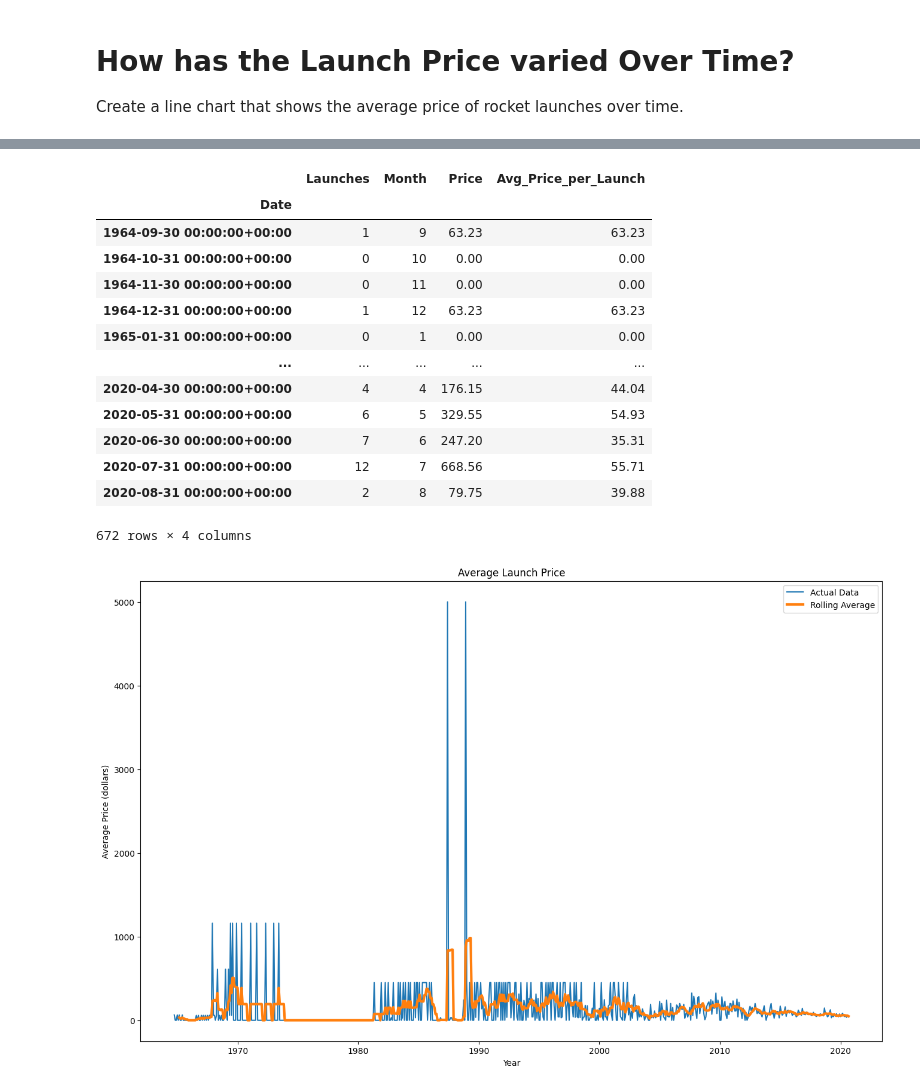
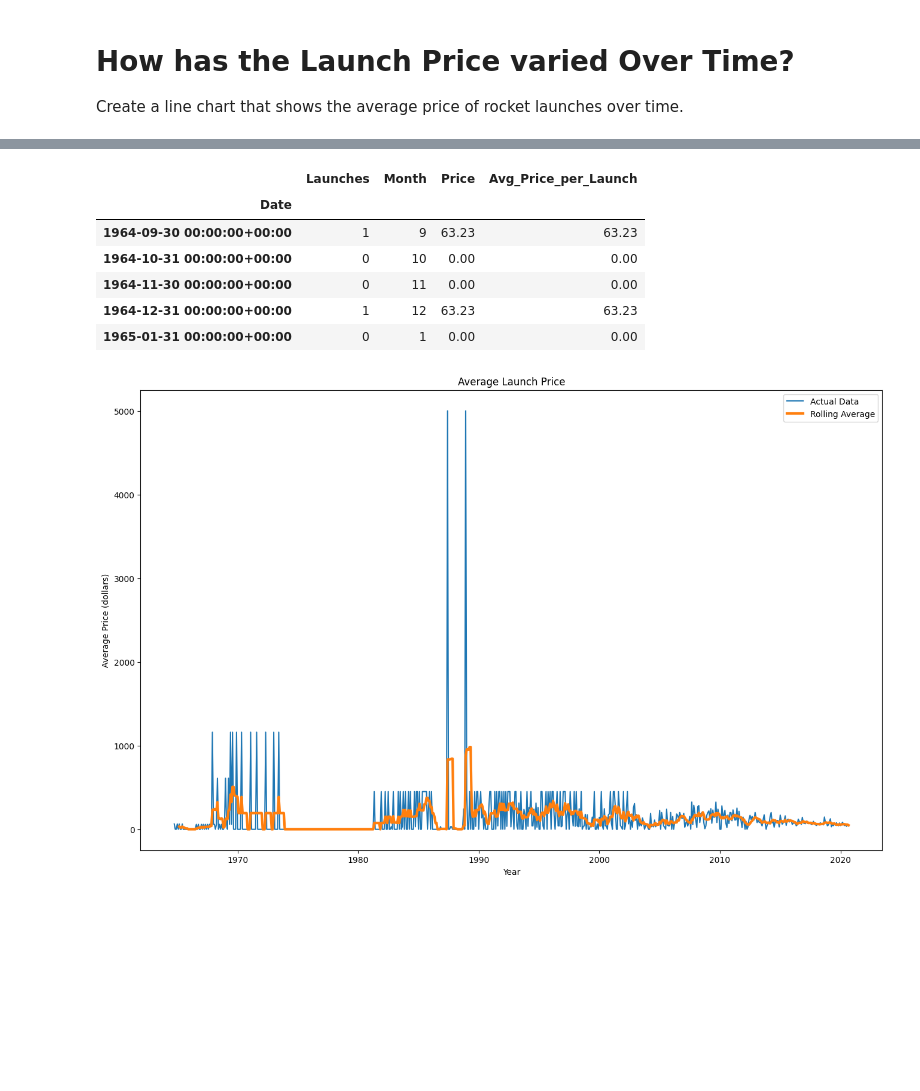
Before and after one commit to adelee/notebooks, a Jupyter notebook: space_missions/space_missions_analysis.ipynb, the cells around one changed output, grey strips where cells are left out. Cells and saved outputs as stored; diff of their text form; code cells hidden in the pictures; blank space fills up the shorter version.

```diff
--- a/space_missions/space_missions_analysis.ipynb
+++ b/space_missions/space_missions_analysis.ipynb
@@ -564,23 +540,16 @@ df_monthly_price
 # %%
 avg_launch_price = pd.merge(df_monthly, df_monthly_price, on="Date")
 avg_launch_price["Avg_Price_per_Launch"] = avg_launch_price.Price / avg_launch_price.Launches
 avg_launch_price.fillna(0, inplace=True)
-avg_launch_price
+avg_launch_price.head()
 # %% [output]
 |  | Launches | Month | Price | Avg_Price_per_Launch |
 | Date |  |  |  |  |
 | 1964-09-30 00:00:00+00:00 | 1 | 9 | 63.23 | 63.23 |
 | 1964-10-31 00:00:00+00:00 | 0 | 10 | 0.00 | 0.00 |
 | 1964-11-30 00:00:00+00:00 | 0 | 11 | 0.00 | 0.00 |
 | 1964-12-31 00:00:00+00:00 | 1 | 12 | 63.23 | 63.23 |
 | 1965-01-31 00:00:00+00:00 | 0 | 1 | 0.00 | 0.00 |
-| ... | ... | ... | ... | ... |
-| 2020-04-30 00:00:00+00:00 | 4 | 4 | 176.15 | 44.04 |
-| 2020-05-31 00:00:00+00:00 | 6 | 5 | 329.55 | 54.93 |
-| 2020-06-30 00:00:00+00:00 | 7 | 6 | 247.20 | 35.31 |
-| 2020-07-31 00:00:00+00:00 | 12 | 7 | 668.56 | 55.71 |
-| 2020-08-31 00:00:00+00:00 | 2 | 8 | 79.75 | 39.88 |
-672 rows × 4 columns
 # %%
 plt.figure(figsize=(16,10))
 plt.plot(avg_launch_price.index, avg_launch_price.Avg_Price_per_Launch, label="Actual Data")
```
Also changed, not shown: parts of 4 cells of this notebook.
